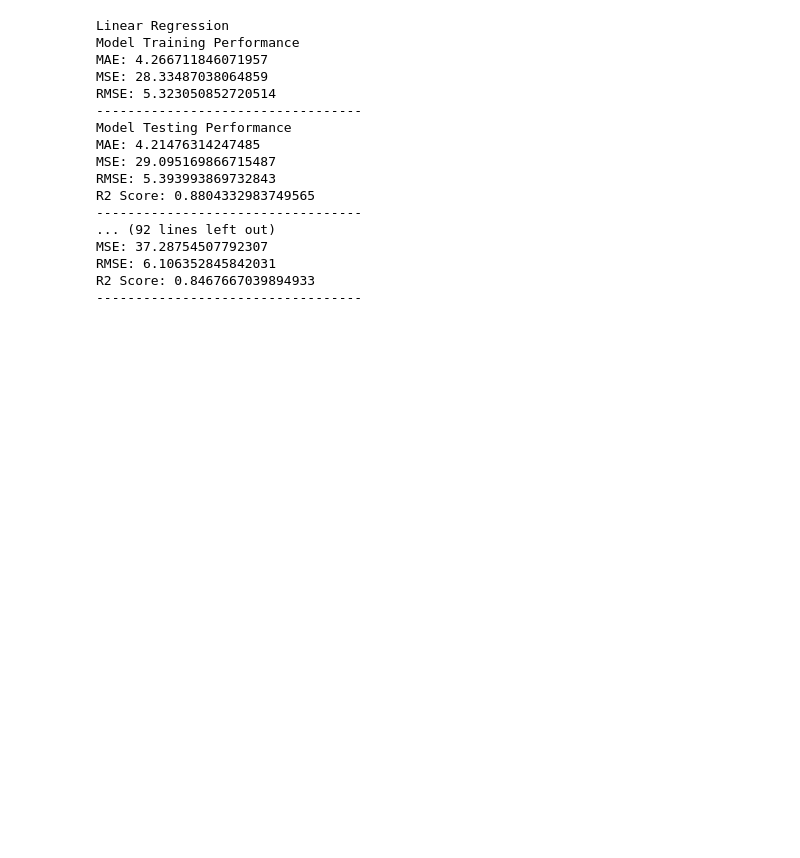
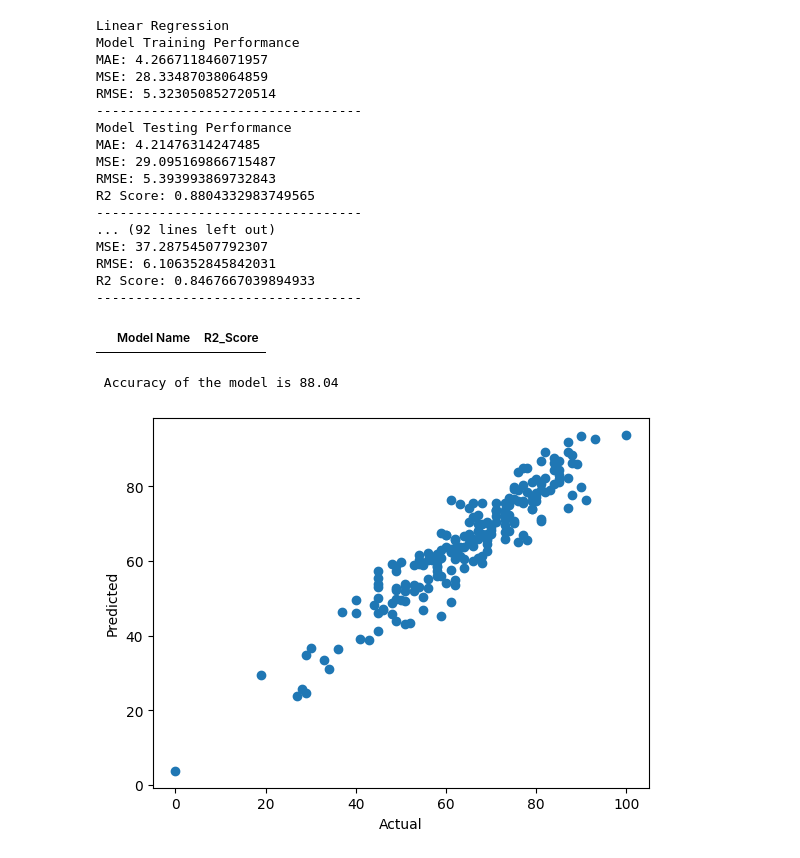
Before and after one commit to Manish3451/mlproject, a Jupyter notebook: notebook/model_training.ipynb, the cells around one changed output. Saved outputs shown, nothing was run; the diff lists cells and outputs as text; code cells hidden in the pictures; blank space fills up the shorter version.

Commit message:
model_trainig

```diff
--- a/notebook/model_training.ipynb
+++ b/notebook/model_training.ipynb
@@ -133,3 +133,21 @@ MSE: 37.28754507792307
 RMSE: 6.106352845842031
 R2 Score: 0.8467667039894933
 ----------------------------------
+# %%
+pd.DataFrame(list(zip(model_list, r2_list)), columns=['Model Name', 'R2_Score']).sort_values(by=["R2_Score"],ascending=False)
+# %% [output]
+|  | Model Name | R2_Score |
+# %%
+lin_model = LinearRegression(fit_intercept=True)
+lin_model = lin_model.fit(X_train, y_train)
+y_pred = lin_model.predict(X_test)
+score = r2_score(y_test, y_pred)*100
+print(" Accuracy of the model is %.2f" %score)
+# %% [output]
+ Accuracy of the model is 88.04
+# %%
+plt.scatter(y_test,y_pred);
+plt.xlabel('Actual');
+plt.ylabel('Predicted');
+# %% [output]
+[figure, added]
```
Also changed, not shown: parts of 2 cells of this notebook, 3 other files.
